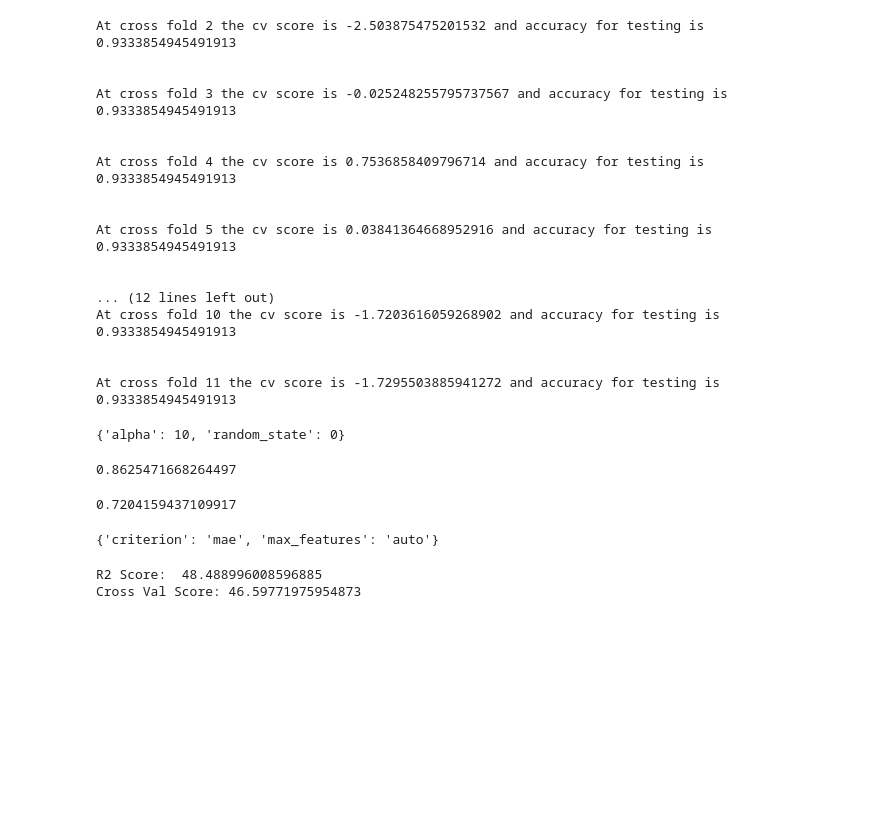
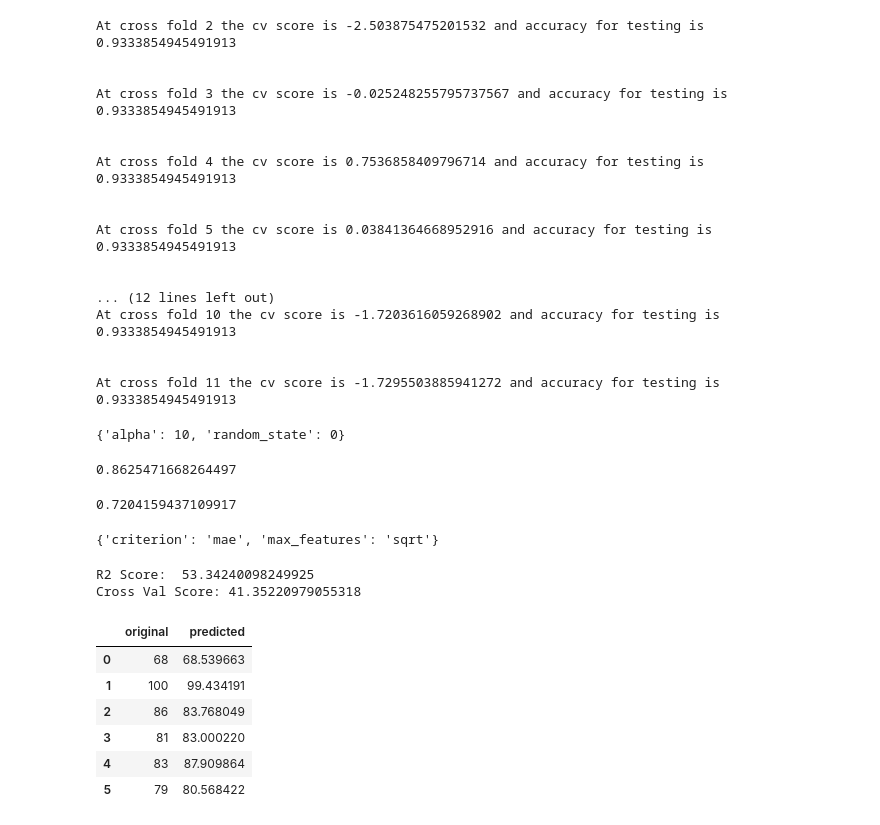
Before and after one commit to RoyalShubh7/Projects, a Jupyter notebook: Baseball1.ipynb, the cells around one changed output. Drawn from its saved outputs; the diff is of its cells as text; code cells hidden in the pictures; blank space fills up the shorter version.

```diff
--- a/Baseball1.ipynb
+++ b/Baseball1.ipynb
@@ -628,6 +628,7 @@ warnings.filterwarnings('ignore')
 # %%
 for i in range(0,100):
     x_train, x_test, y_train, y_test = train_test_split(x, y, test_size = 0.20, random_state = i)
+    lr = LinearRegression()
     lr.fit(x_train, y_train)
     pred_test = lr.predict(x_test)
     pred_train = lr.predict(x_train)
@@ -756,7 +757,7 @@ clf.fit(x_train,y_train)
 
 print(clf.best_params_)
 # %% [output]
-{'criterion': 'mae', 'max_features': 'auto'}
+{'criterion': 'mae', 'max_features': 'sqrt'}
 # %%
 rf = RandomForestRegressor(criterion="mae", max_features="auto")
 rf.fit(x_train,y_train)
@@ -770,8 +771,8 @@ rfscore = cross_val_score(rf,x,y,cv=3)
 rfc = rfscore.mean()
 print("Cross Val Score:", rfc*100)
 # %% [output]
-R2 Score:  48.488996008596885
-Cross Val Score: 46.59771975954873
+R2 Score:  53.34240098249925
+Cross Val Score: 41.35220979055318
 # %%
 # hence with Lasso model we are getting the 86.25% accuracy and cross validation score of upto 72%
 # which is better than the Random Forest Regressor.
@@ -777,0 +785,16 @@ Cross Val Score: 46.59771975954873
+# %%
+# Conclusion
+
+import numpy as np
+a = np.array(y_test)
+predicated = np.array(lr.predict(x_test))
+df_com = pd.DataFrame({'original':a, "predicted":predicated}, index=range(len(a)))
+df_com
+# %% [output]
+|  | original | predicted |
+| 0 | 68 | 68.539663 |
+| 1 | 100 | 99.434191 |
+| 2 | 86 | 83.768049 |
+| 3 | 81 | 83.000220 |
+| 4 | 83 | 87.909864 |
+| 5 | 79 | 80.568422 |
```
Also changed, not shown: parts of 2 cells of this notebook.
